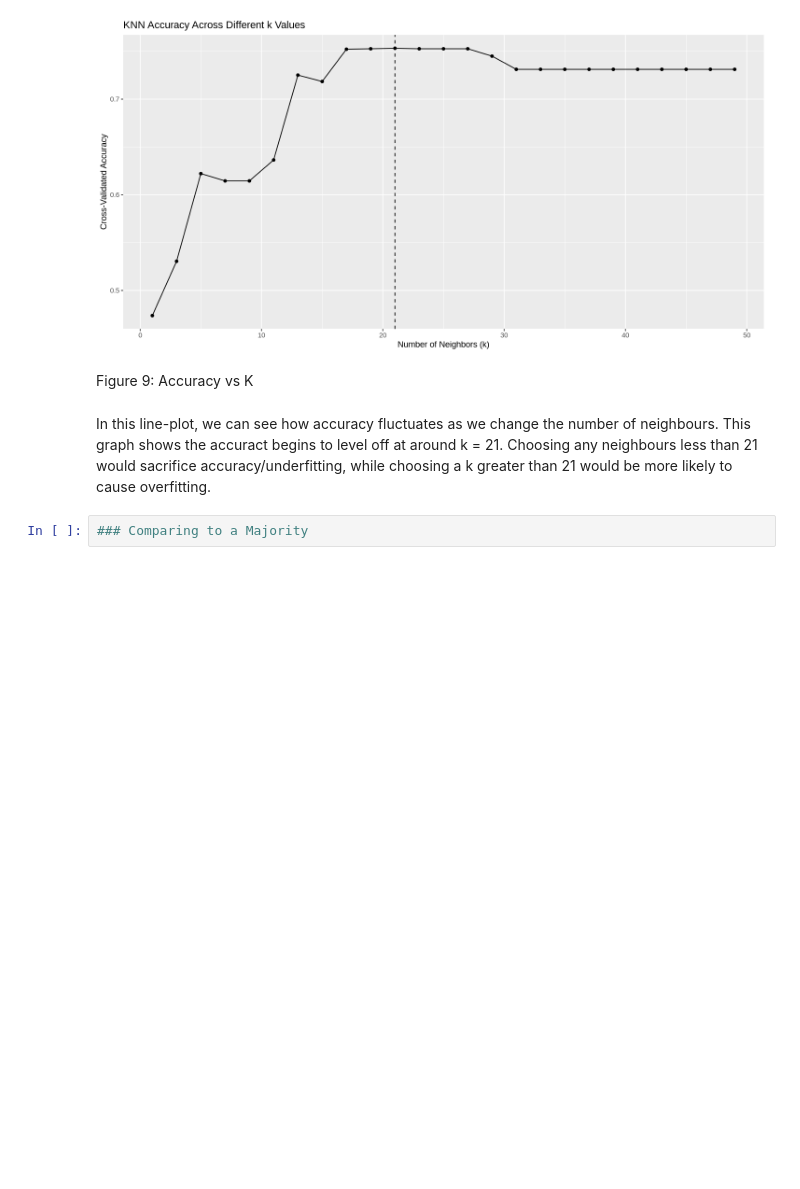
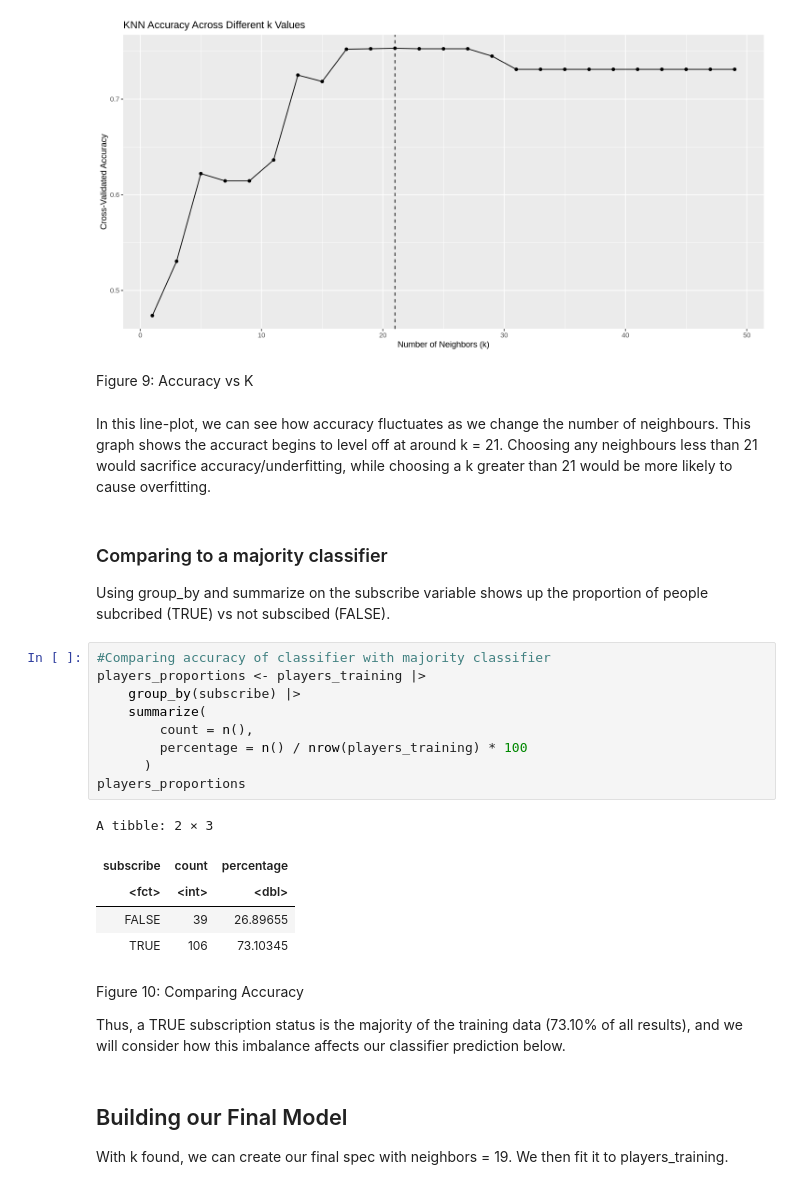
Before and after one commit to sophiaymeng/dsci_100_008_7_minecraft, a Jupyter notebook: Project.ipynb, the cells around one changed output. Drawn from its saved outputs; the diff is of its cells as text; blank space fills up the shorter version.

Commit message:
upscaled the dataset, analyzed confusion matrix, built the classifier with determined k

```diff
--- a/Project.ipynb
+++ b/Project.ipynb
@@ -317,5 +318,30 @@ ggplot(accuracies, aes(x = neighbors, y = mean)) +
 Figure 9: Accuracy vs K
 # %% [markdown]
 In this line-plot, we can see how accuracy fluctuates as we change the number of neighbours. This graph shows the accuract begins to level off at around k = 21. Choosing any neighbours less than 21 would sacrifice accuracy/underfitting, while choosing a k greater than 21 would be more likely to cause overfitting.
-# %%
-### Comparing to a Majority
+# %% [markdown]
+### Comparing to a majority classifier
+
+Using group_by and summarize on the subscribe variable shows up the proportion of people subcribed (TRUE) vs not subscibed (FALSE).
+# %%
+#Comparing accuracy of classifier with majority classifier
+players_proportions <- players_training |>
+    group_by(subscribe) |>
+    summarize(
+        count = n(),
+        percentage = n() / nrow(players_training) * 100
+      )
+players_proportions
+# %% [output]
+A tibble: 2 × 3
+| subscribe | count | percentage |
+| <fct> | <int> | <dbl> |
+| FALSE | 39 | 26.89655 |
+| TRUE | 106 | 73.10345 |
+# %% [markdown]
+Figure 10: Comparing Accuracy
+
+Thus, a TRUE subscription status is the majority of the training data (73.10% of all results), and we will consider how this imbalance affects our classifier prediction below.
+# %% [markdown]
+## Building our Final Model
+
+With k found, we can create our final spec with neighbors = 19. We then fit it to players_training.
```
Also changed, not shown: parts of 10 cells of this notebook.
